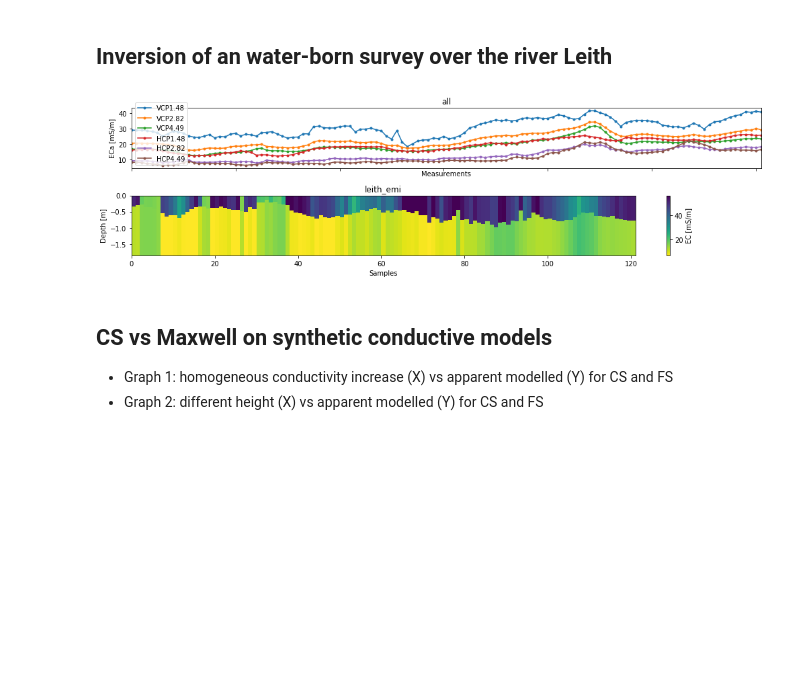
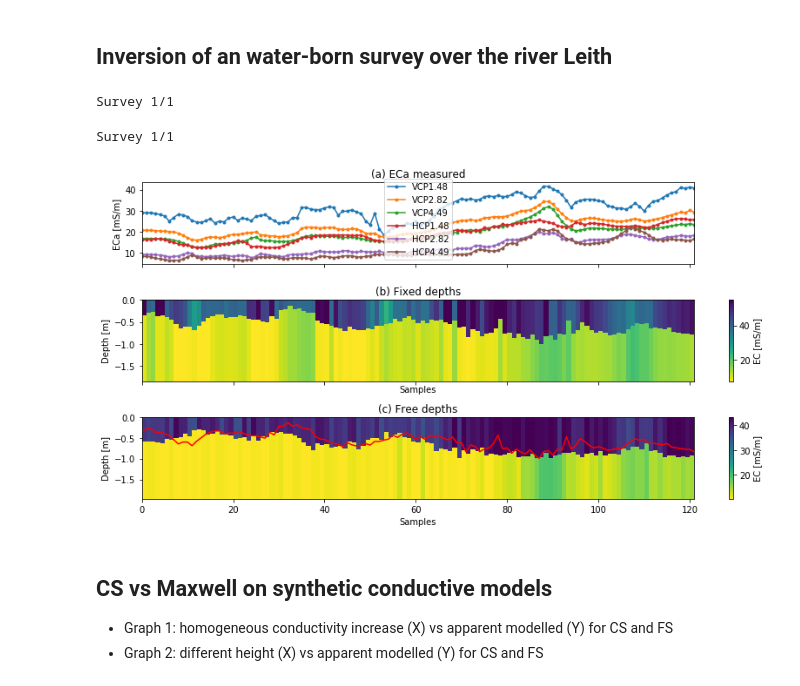
Before and after one commit to hkexgroup/emagpy, a Jupyter notebook: src/em-paper.ipynb, the cells around one changed output. Saved outputs shown, nothing was run; the diff lists cells and outputs as text; code cells hidden in the pictures; blank space fills up the shorter version.

Commit message:
river power in notebook

```diff
--- a/src/em-paper.ipynb
+++ b/src/em-paper.ipynb
@@ -17,22 +17,44 @@ letters = ['a','b','c','d','e','f','g','h','i','j']
 # %% [markdown]
 ## Inversion of an water-born survey over the river Leith
 # %%
-fnameECa = datadir + 'leith/leith_emi.csv'
+# fixed depths
 k = Problem()
-k.createSurvey(fnameECa)
+k.createSurvey(datadir + 'leith/leith_emi.csv')
 k.surveys[0].df = k.surveys[0].df[::5] # larger sampling
 depths = k.surveys[0].df['depth'].values
-k.setInit(depths0=depths[:,None], conds0=[20, 50])
+k.setInit(depths0=depths[:,None], conds0=[40, 20])
 k.invert(njobs=-1)
+# %% [output]
+Survey 1/1
-# %%
-fig, axs = plt.subplots(2, 1, figsize=(14,4), sharex=True)
-k.show(ax=axs[0])
-fig.adjust_subplot()
-k.showResults(ax=axs[1])
-fig.tight_layout()
-fig.savefig(outputdir + 'river.jpg', dpi=500)
-# %% [output]
-[figure, removed]
+# %%
+# free depths
+k2 = Problem()
+k2.createSurvey(datadir + 'leith/leith_emi.csv')
+k2.surveys[0].df = k2.surveys[0].df[::5] # larger sampling
+depths = k2.surveys[0].df['depth'].values
+k2.setInit(depths0=[0.5], conds0=[40, 20], fixedDepths=[False])
+k2.invert(method='ROPE', njobs=-1, bnds=[(0.1, 1), (35, 45), (10, 20)])
+# %% [output]
+Survey 1/1
+# %%
+fig, axs = plt.subplots(3, 1, figsize=(12,6), sharex=True)
+ax1 = axs[0]
+ax2 = axs[1]
+k.show(ax=ax1)
+ax1.set_title('(a) ECa measured')
+ax1.set_xlabel('')
+k.showResults(ax=ax2)
+ax2.set_title('(b) Fixed depths')
+k2.showResults(ax=axs[2])
+axs[2].set_title('(c) Free depths')
+axs[2].plot(-depths, 'r')
+pos1 = ax2.get_position()
+pos2 = ax1.get_position()
+ax1.set_position([pos1.x0,pos2.y0,pos1.width,pos2.height])
+#TODO try with other forward model and more repetition
+fig.savefig(outputdir + 'river.jpg', dpi=500)
+# %% [output]
+[figure, added]
 # %% [markdown]
 ## CS vs Maxwell on synthetic conductive models
 - Graph 1: homogeneous conductivity increase (X) vs apparent modelled (Y) for CS and FS
```
